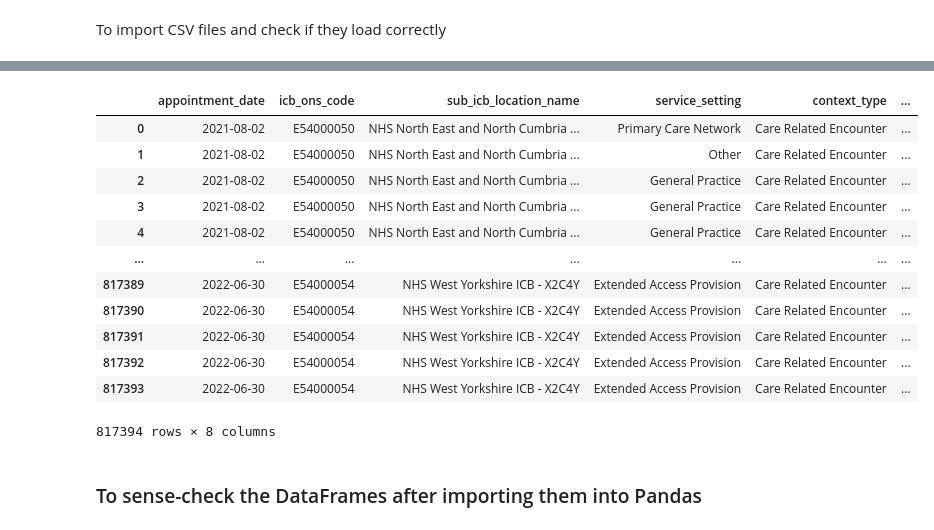
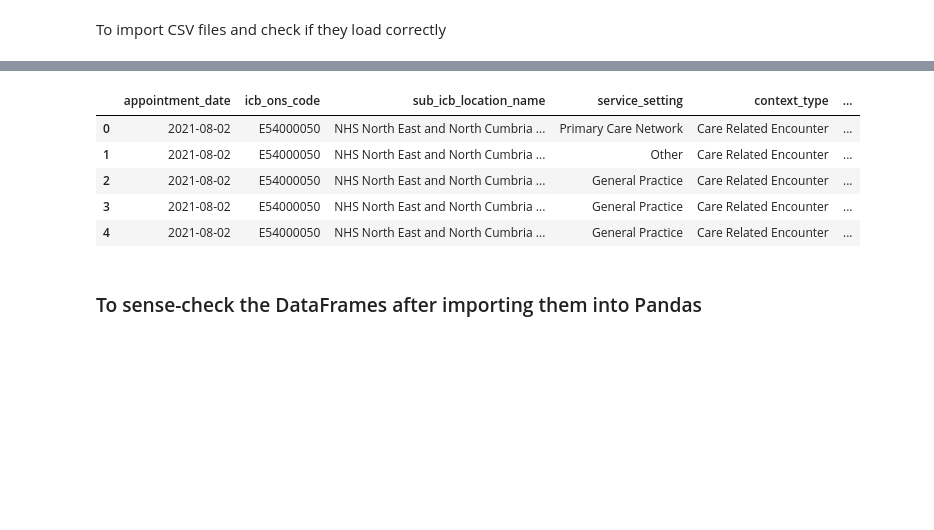
Before and after one commit to srinimogs/LSE_Course2_NHS_assignment, a Jupyter notebook: Course_2_assignment_project_NHS (1) (1).ipynb, the cells around one changed output, grey strips where cells are left out. Drawn from its saved outputs; the diff is of its cells as text; code cells hidden in the pictures; blank space fills up the shorter version.

```diff
--- a/Course_2_assignment_project_NHS (1) (1).ipynb
+++ b/Course_2_assignment_project_NHS (1) (1).ipynb
@@ -54,20 +38,13 @@ ar
 # %%
 nc = pd.read_csv('national_categories.csv')
-nc
+nc.head()
 # %% [output]
 |  | appointment_date | icb_ons_code | sub_icb_location_name | service_setting | context_type | ... |
 | 0 | 2021-08-02 | E54000050 | NHS North East and North Cumbria ... | Primary Care Network | Care Related Encounter | ... |
 | 1 | 2021-08-02 | E54000050 | NHS North East and North Cumbria ... | Other | Care Related Encounter | ... |
 | 2 | 2021-08-02 | E54000050 | NHS North East and North Cumbria ... | General Practice | Care Related Encounter | ... |
 | 3 | 2021-08-02 | E54000050 | NHS North East and North Cumbria ... | General Practice | Care Related Encounter | ... |
 | 4 | 2021-08-02 | E54000050 | NHS North East and North Cumbria ... | General Practice | Care Related Encounter | ... |
-| ... | ... | ... | ... | ... | ... | ... |
-| 817389 | 2022-06-30 | E54000054 | NHS West Yorkshire ICB - X2C4Y | Extended Access Provision | Care Related Encounter | ... |
-| 817390 | 2022-06-30 | E54000054 | NHS West Yorkshire ICB - X2C4Y | Extended Access Provision | Care Related Encounter | ... |
-| 817391 | 2022-06-30 | E54000054 | NHS West Yorkshire ICB - X2C4Y | Extended Access Provision | Care Related Encounter | ... |
-| 817392 | 2022-06-30 | E54000054 | NHS West Yorkshire ICB - X2C4Y | Extended Access Provision | Care Related Encounter | ... |
-| 817393 | 2022-06-30 | E54000054 | NHS West Yorkshire ICB - X2C4Y | Extended Access Provision | Care Related Encounter | ... |
-817394 rows × 8 columns
 # %% [markdown]
 ### To sense-check the DataFrames after importing them into Pandas
 # %% [markdown]
```
Also changed, not shown: parts of 110 cells of this notebook.
